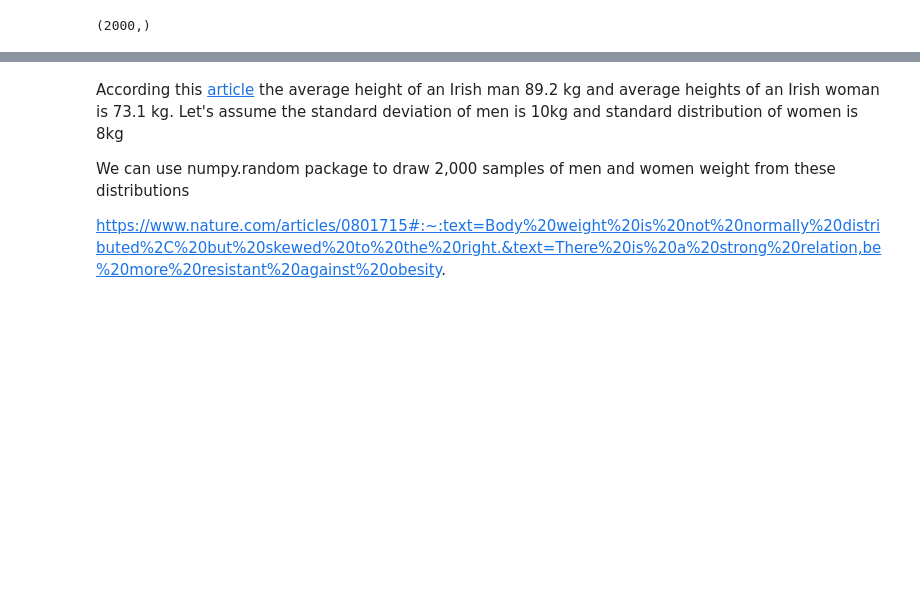
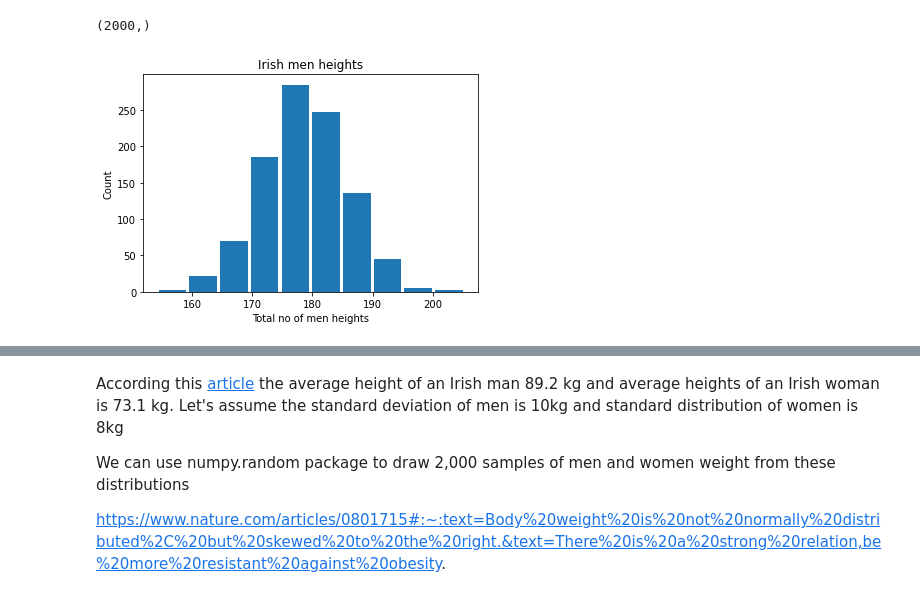
Before and after one commit to BYalini/project_programming_for_data_analysis, a Jupyter notebook: PDA_Project2020.ipynb, the cells around one changed output, grey strips where cells are left out. Cells and saved outputs as stored; diff of their text form; code cells hidden in the pictures; blank space fills up the shorter version.

Commit message:
updated the readme file and jupyter notebook with plots

```diff
--- a/PDA_Project2020.ipynb
+++ b/PDA_Project2020.ipynb
@@ -32,3 +36,12 @@ heights = np.hstack((sample_heights_men, sample_heights_women))
 heights.shape
 # %% [output]
 (2000,)
+# %%
+import matplotlib.pyplot as plt
+plt.hist(sample_heights_men, rwidth=0.90)
+plt.xlabel('Total no of men heights')
+plt.ylabel('Count')
+plt.title('Irish men heights')
+plt.show()
+# %% [output]
+[figure, added]
```
Also changed, not shown: parts of 12 cells of this notebook, 1 other file.
